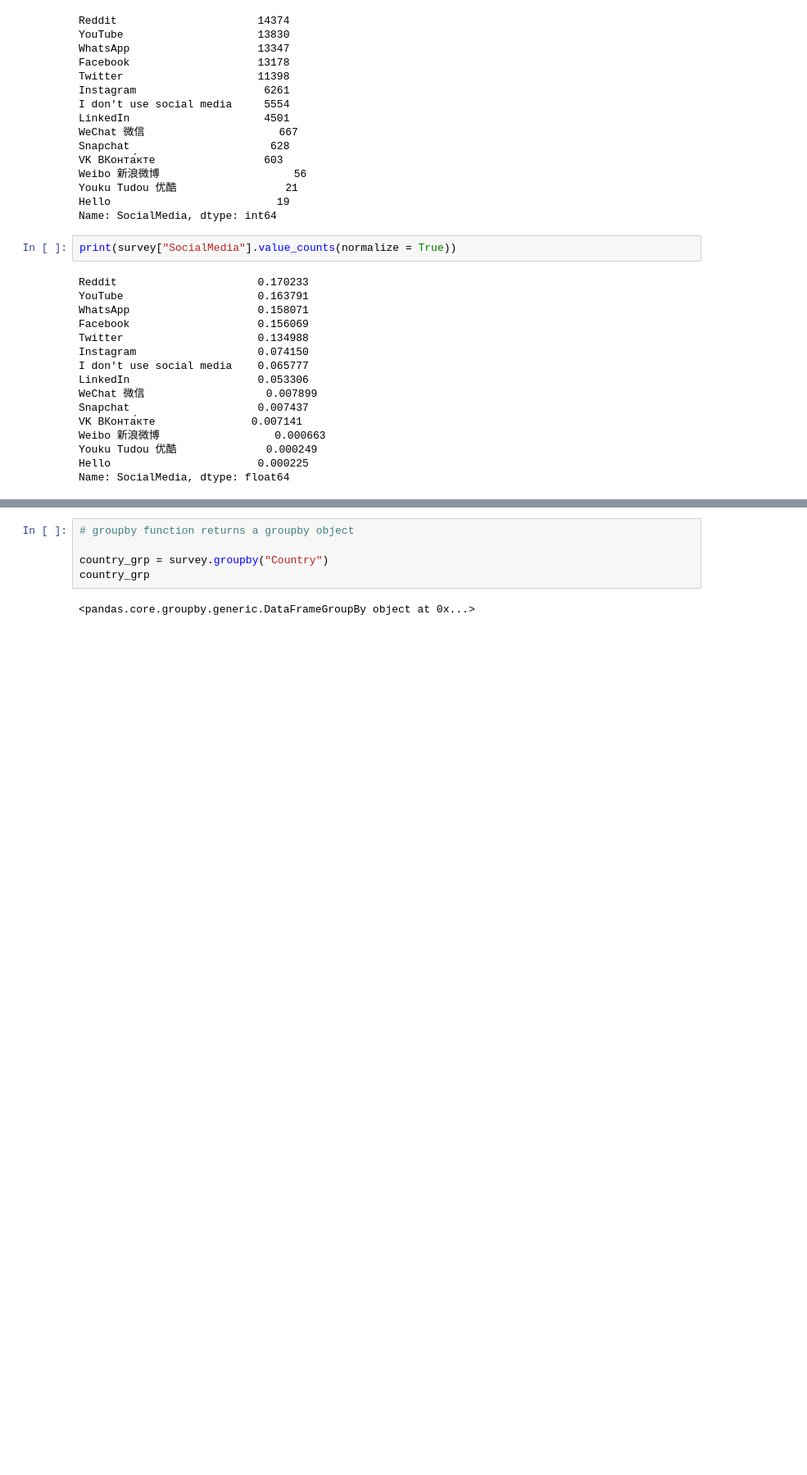
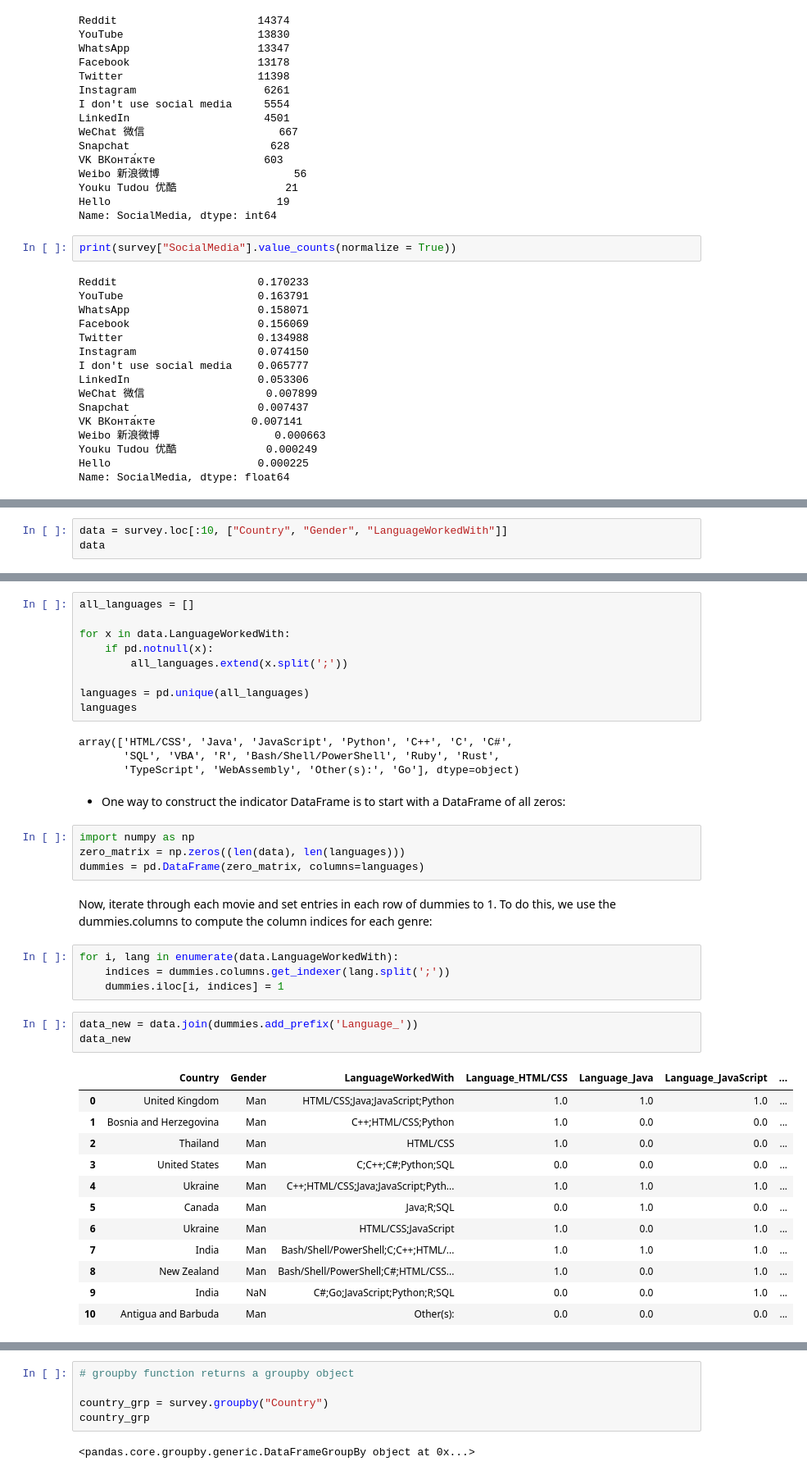
Before and after one commit to kurtsenol/pandas, a Jupyter notebook: Pandas_C5.ipynb, the cells around one changed output, grey strips where cells are left out. Shown at 82% size. Saved outputs shown, nothing was run; the diff lists cells and outputs as text; blank space fills up the shorter version.

Commit message:
categorical data added

```diff
--- a/Pandas_C5.ipynb
+++ b/Pandas_C5.ipynb
@@ -65,0 +68,3 @@ Name: SocialMedia, dtype: float64
+# %%
+data = survey.loc[:10, ["Country", "Gender", "LanguageWorkedWith"]]
+data
@@ -66 +84,44 @@ Name: SocialMedia, dtype: float64
+# %%
+all_languages = []
+
+for x in data.LanguageWorkedWith:
+    if pd.notnull(x):
+        all_languages.extend(x.split(';'))
+
+languages = pd.unique(all_languages)
+languages
+# %% [output]
+array(['HTML/CSS', 'Java', 'JavaScript', 'Python', 'C++', 'C', 'C#',
+       'SQL', 'VBA', 'R', 'Bash/Shell/PowerShell', 'Ruby', 'Rust',
+       'TypeScript', 'WebAssembly', 'Other(s):', 'Go'], dtype=object)
+# %% [markdown]
+* One way to construct the indicator DataFrame is to start with a DataFrame of all
+zeros:
+# %%
+import numpy as np
+zero_matrix = np.zeros((len(data), len(languages)))
+dummies = pd.DataFrame(zero_matrix, columns=languages)
+# %% [markdown]
+Now, iterate through each movie and set entries in each row of dummies to 1. To do
+this, we use the dummies.columns to compute the column indices for each genre:
+# %%
+for i, lang in enumerate(data.LanguageWorkedWith):
+    indices = dummies.columns.get_indexer(lang.split(';'))
+    dummies.iloc[i, indices] = 1
+# %%
+data_new = data.join(dummies.add_prefix('Language_'))
+data_new
+# %% [output]
+|  | Country | Gender | LanguageWorkedWith | Language_HTML/CSS | Language_Java | Language_JavaScript | ... |
+| 0 | United Kingdom | Man | HTML/CSS;Java;JavaScript;Python | 1.0 | 1.0 | 1.0 | ... |
+| 1 | Bosnia and Herzegovina | Man | C++;HTML/CSS;Python | 1.0 | 0.0 | 0.0 | ... |
+| 2 | Thailand | Man | HTML/CSS | 1.0 | 0.0 | 0.0 | ... |
+| 3 | United States | Man | C;C++;C#;Python;SQL | 0.0 | 0.0 | 0.0 | ... |
+| 4 | Ukraine | Man | C++;HTML/CSS;Java;JavaScript;Pyth... | 1.0 | 1.0 | 1.0 | ... |
+| 5 | Canada | Man | Java;R;SQL | 0.0 | 1.0 | 0.0 | ... |
+| 6 | Ukraine | Man | HTML/CSS;JavaScript | 1.0 | 0.0 | 1.0 | ... |
+| 7 | India | Man | Bash/Shell/PowerShell;C;C++;HTML/... | 1.0 | 1.0 | 1.0 | ... |
+| 8 | New Zealand | Man | Bash/Shell/PowerShell;C#;HTML/CSS... | 1.0 | 0.0 | 1.0 | ... |
+| 9 | India | NaN | C#;Go;JavaScript;Python;R;SQL | 0.0 | 0.0 | 1.0 | ... |
+| 10 | Antigua and Barbuda | Man | Other(s): | 0.0 | 0.0 | 0.0 | ... |
 # %% [markdown]
```
Also changed, not shown: parts of 4 cells of this notebook, 1 other file.
